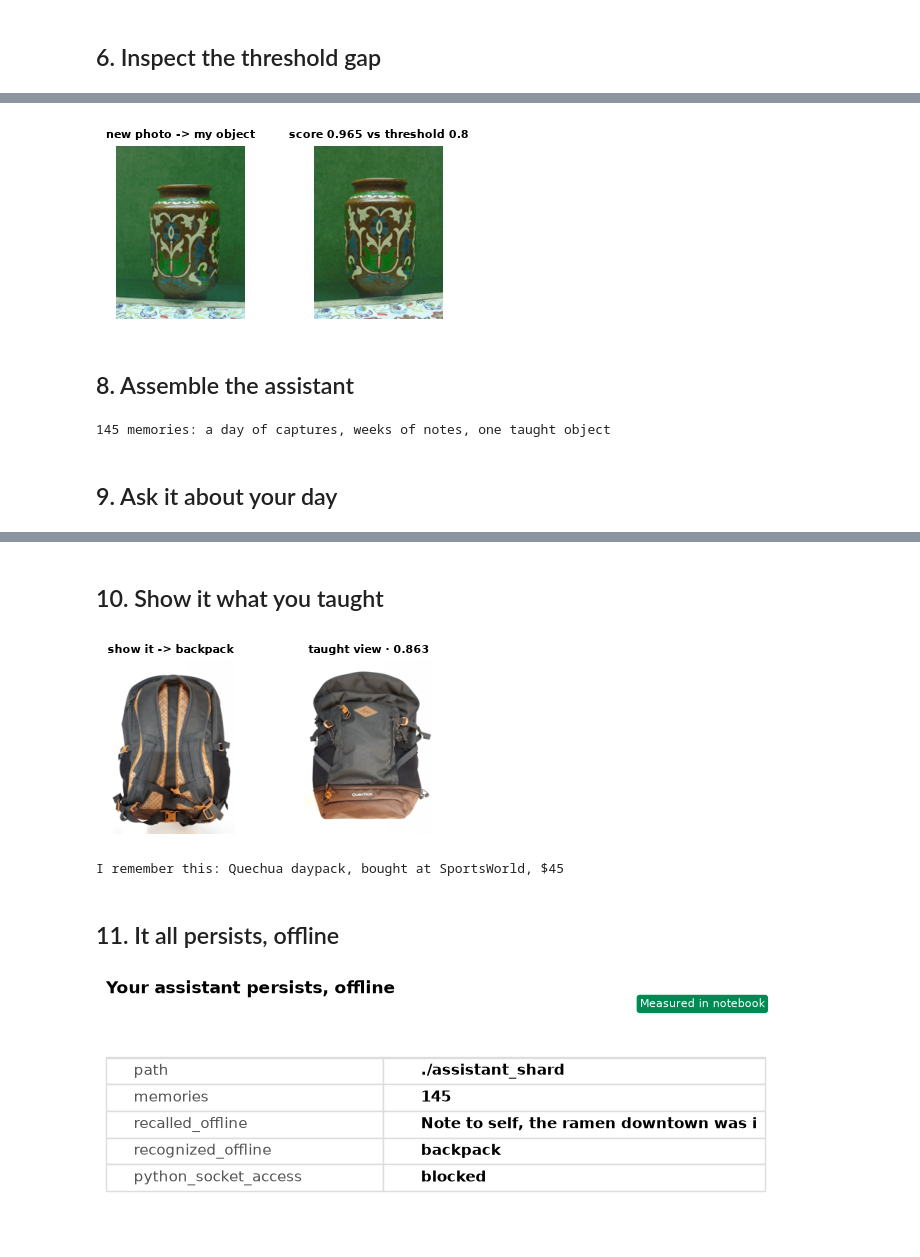
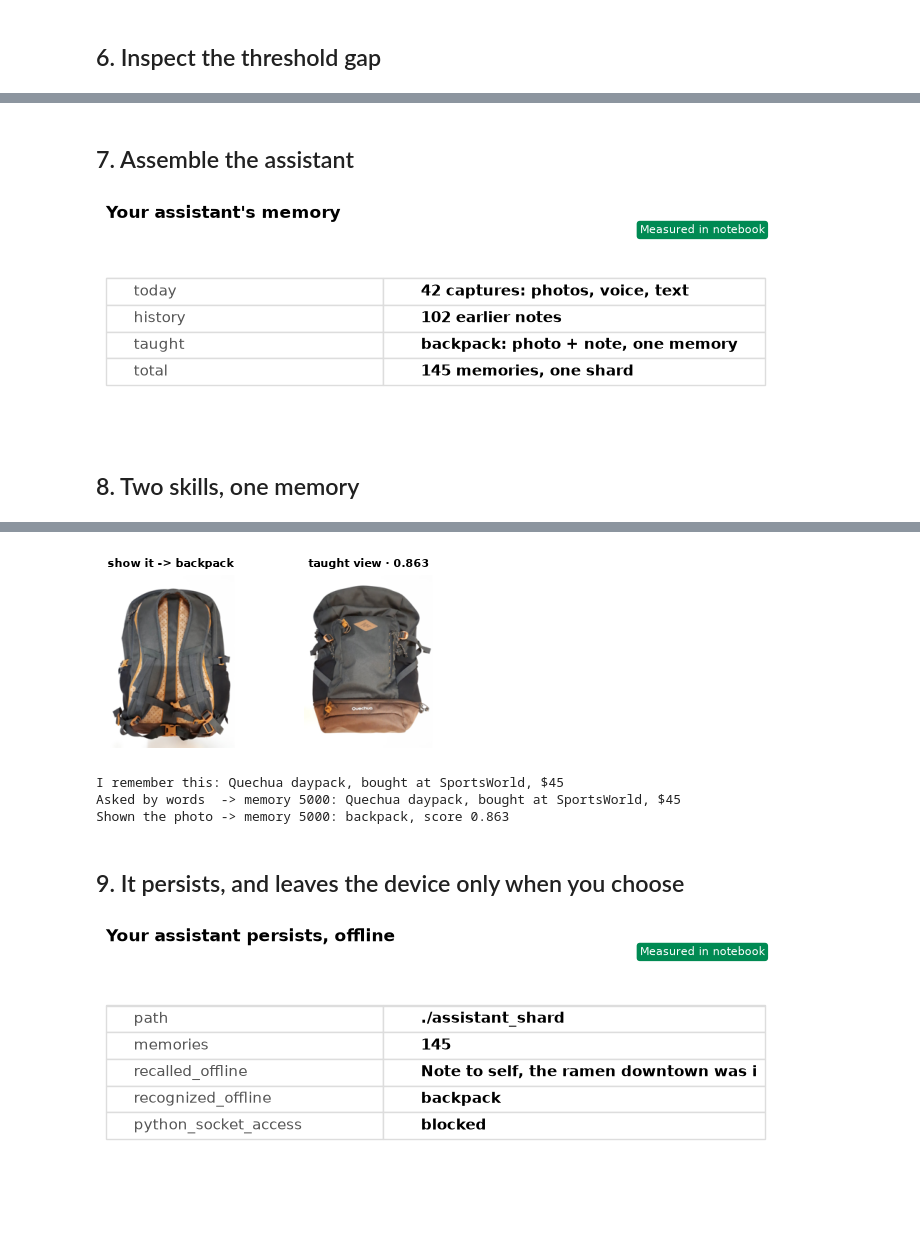
Before and after one commit to Dylancouzon/on-device-memory-course, a Jupyter notebook: L5/L5.ipynb, the cells around one changed output, grey strips where cells are left out. Drawn from its saved outputs; the diff is of its cells as text; code cells hidden in the pictures; blank space fills up the shorter version.

```diff
--- a/L5/L5.ipynb
+++ b/L5/L5.ipynb
@@ -127,66 +134,49 @@ score_gap_chart(taught, foreign, RECOGNIZE_THRESHOLD)
-# %%
-from helper import load_image
-
-# Teach one photo of your own object, then recognize it from another.
-# Default: two bundled views of a vase. To use your own object, upload two
-# photos of it (or paste two image URLs) taken from different angles.
-teach_photo = "../data/objects/vase_1.jpg"
-new_photo = "../data/objects/vase_3.jpg"
-
-teach(object_shard, "my_object", "my object",
-      [load_image(teach_photo)], start_id=300)
-
-query_view = load_image(new_photo)
-top, known, _ = recognize(object_shard, query_view)
-verdict = top.payload["label"] if known else "UNKNOWN"
-show_images([query_view, top.payload["file"]],
-            captions=[f"new photo -> {verdict}",
-                      f"score {top.score:.3f} vs threshold "
-                      f"{RECOGNIZE_THRESHOLD}"])
-# %% [output]
-[figure, removed]
 # %% [markdown]
-## 8. Assemble the assistant
+## 7. Assemble the assistant
 # %%
 import json
-from helper import embed_text
+from helper import receipt_table
 
 ASSISTANT_DIR = fresh_start("./assistant_shard")
 
 config = EdgeConfig(
     vectors={
         "text": EdgeVectorParams(size=768, distance=Distance.Cosine),
         "image": EdgeVectorParams(size=512, distance=Distance.Cosine),
     }
 )
 assistant_shard = EdgeShard.create(ASSISTANT_DIR, config)
 
 day = json.load(open("../data/memories.json"))
 history = json.load(open("../data/recent_days.json"))
 notes = [m for m in day + history if m["source_type"] in ("text", "voice")]
 photos = [m for m in day if m["source_type"] == "photo"]
 
 text_vectors = embed_text([m.get("note") or m["transcript"] for m in notes])
 assistant_shard.update(UpdateOperation.upsert_points([
     Point(id=m["id"], vector={"text": text_vectors[i]}, payload=m)
     for i, m in enumerate(notes)
 ]))
 image_vectors = embed_image([f"../data/images/{m['file']}" for m in photos])
 assistant_shard.update(UpdateOperation.upsert_points([
     Point(id=m["id"], vector={"image": image_vectors[i]}, payload=m)
     for i, m in enumerate(photos)
 ]))
 
 teach(assistant_shard, "backpack", "backpack",
       ["../data/objects/backpack_1.jpg"], start_id=5000,
       note="Quechua daypack, bought at SportsWorld, $45")
 
-print(assistant_shard.info().points_count,
-      "memories: a day of captures, weeks of notes, one taught object")
+receipt_table([
+    ("today", f"{len(day)} captures: photos, voice, text"),
+    ("history", f"{len(history)} earlier notes"),
+    ("taught", "backpack: photo + note, one memory"),
+    ("total", f"{assistant_shard.info().points_count} memories, one shard"),
+], title="Your assistant's memory")
 # %% [output]
-145 memories: a day of captures, weeks of notes, one taught object
+[figure, added]
 # %% [markdown]
-## 9. Ask it about your day
+## 8. Two skills, one memory
 # %%
 from helper import embed_query, embed_query_clip, memory_inbox
 
@@ -220,8 +210,6 @@ hits = recall(assistant_shard, "the ramen place downtown")
 memory_inbox(hits, "../data/images")
 # %% [output]
 [interactive output not drawn]
-# %% [markdown]
-## 10. Show it what you taught
 # %%
 top, known, _ = recognize(assistant_shard, "../data/objects/backpack_2.jpg")
 verdict = top.payload["label"] if known else "UNKNOWN"
@@ -230,11 +218,27 @@ show_images(["../data/objects/backpack_2.jpg", top.payload["file"]],
                       f"taught view · {top.score:.3f}"])
 if known:
     print("I remember this:", top.payload["note"])
+
+# One memory, two ways in: find the same point by words.
+my_question = "what did I buy at SportsWorld?"
+text_hits = assistant_shard.query(
+    QueryRequest(
+        query=Query.Nearest(embed_query(my_question), using="text"),
+        limit=1,
+        with_payload=True,
+    )
+)
+found = text_hits[0]
+print(f"Asked by words  -> memory {found.id}: {found.payload['note']}")
+print(f"Shown the photo -> memory {top.id}: {top.payload['label']},",
+      f"score {top.score:.3f}")
 # %% [output]
 [figure]
 I remember this: Quechua daypack, bought at SportsWorld, $45
+Asked by words  -> memory 5000: Quechua daypack, bought at SportsWorld, $45
+Shown the photo -> memory 5000: backpack, score 0.863
 # %% [markdown]
-## 11. It all persists, offline
+## 9. It persists, and leaves the device only when you choose
 # %%
 from helper import no_network, receipt_table
 
```
Also changed, not shown: parts of 15 cells of this notebook, 18 other files.
